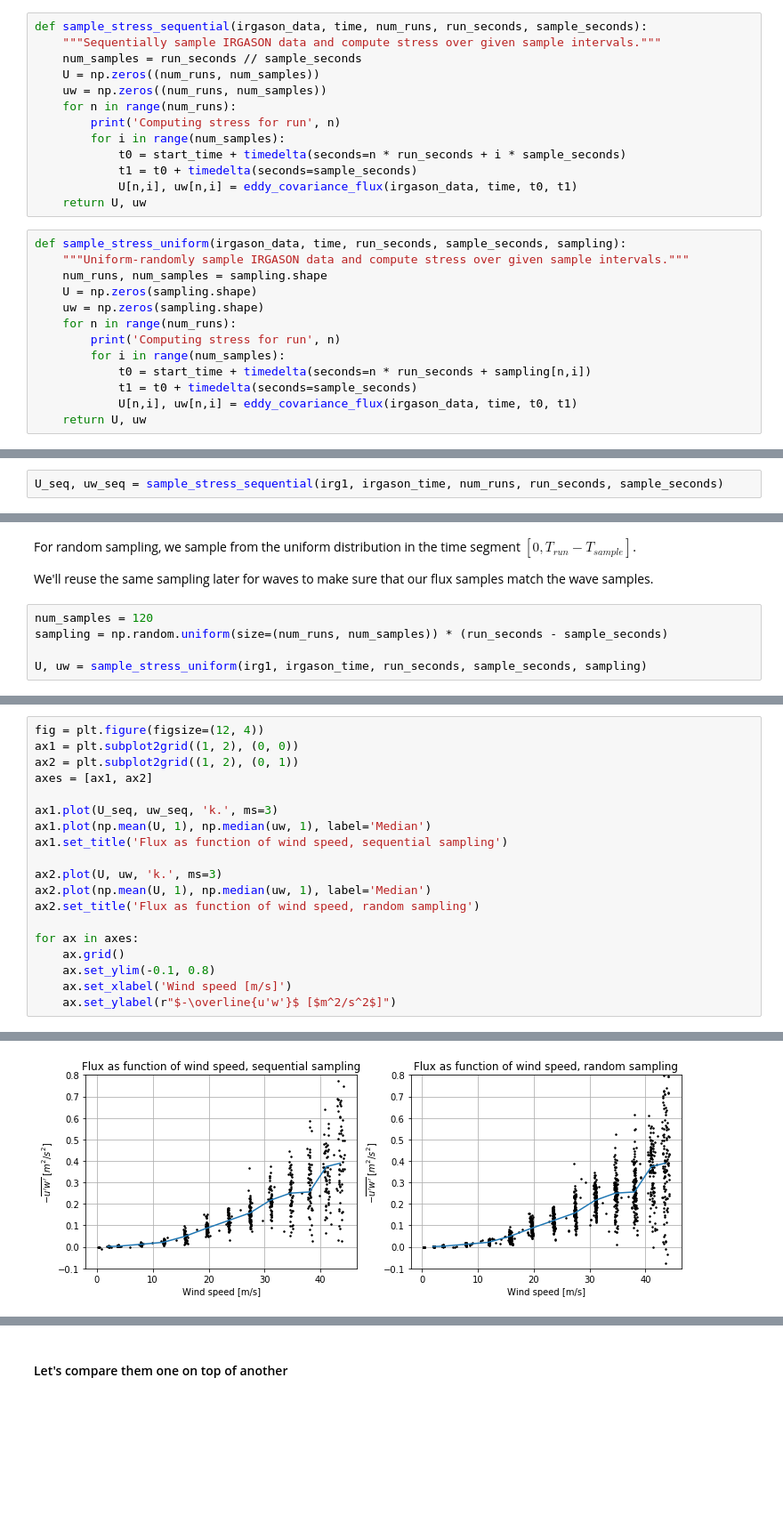
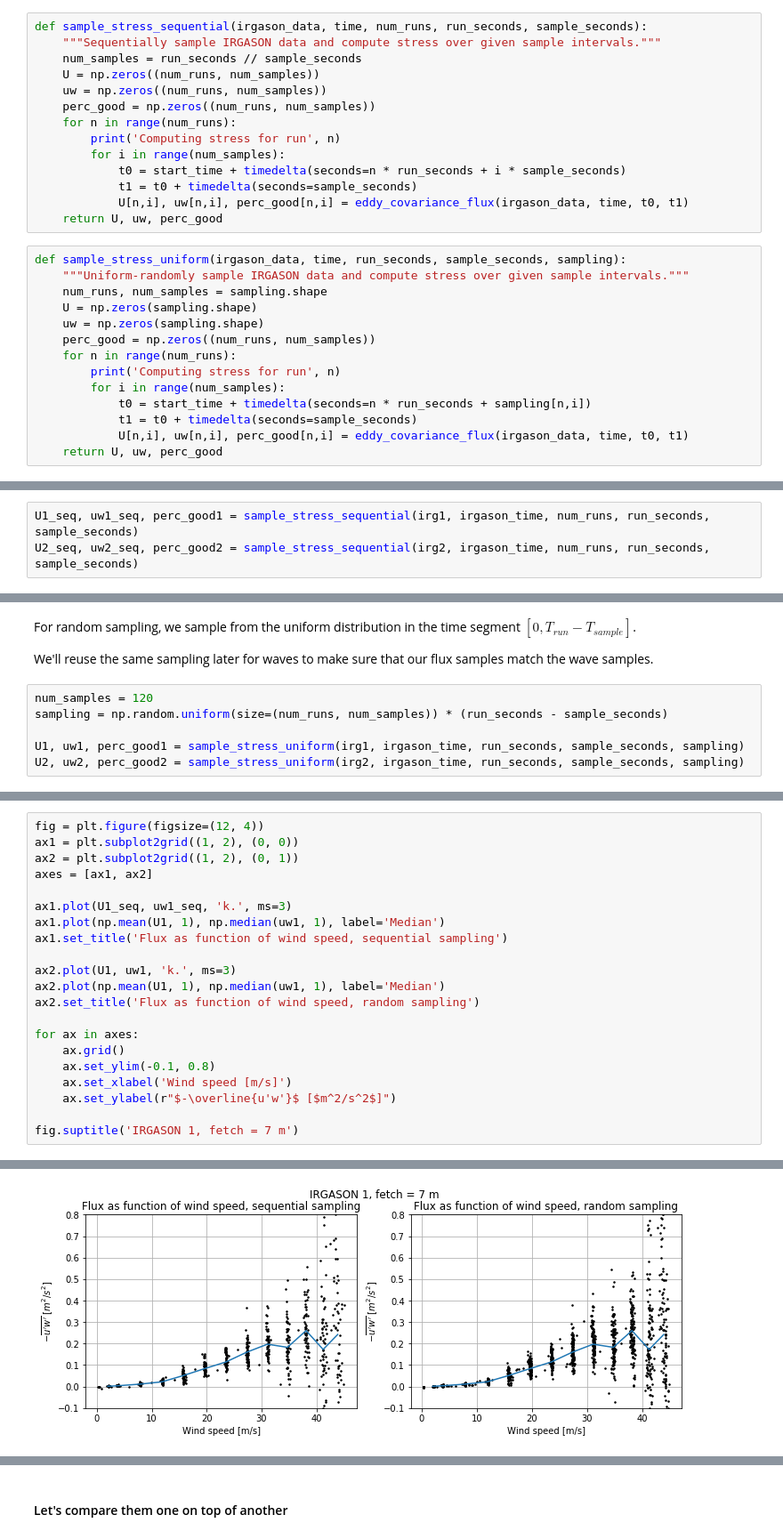
Before and after one commit to sustain-lab/sustain-drag-2020, a Jupyter notebook: processing_stress_and_waves_for_uq.ipynb, the cells around one changed output, grey strips where cells are left out. Shown at 89% size. Cells and saved outputs as stored; diff of their text form; blank space fills up the shorter version.

Commit message:
compare short and far fetch

```diff
--- a/processing_stress_and_waves_for_uq.ipynb
+++ b/processing_stress_and_waves_for_uq.ipynb
@@ -136,26 +130,28 @@ def sample_stress_sequential(irgason_data, time, num_runs, run_seconds, sample_s
     num_samples = run_seconds // sample_seconds
     U = np.zeros((num_runs, num_samples))
     uw = np.zeros((num_runs, num_samples))
+    perc_good = np.zeros((num_runs, num_samples))
     for n in range(num_runs):
         print('Computing stress for run', n)
         for i in range(num_samples):
             t0 = start_time + timedelta(seconds=n * run_seconds + i * sample_seconds)
             t1 = t0 + timedelta(seconds=sample_seconds)
-            U[n,i], uw[n,i] = eddy_covariance_flux(irgason_data, time, t0, t1)
-    return U, uw
+            U[n,i], uw[n,i], perc_good[n,i] = eddy_covariance_flux(irgason_data, time, t0, t1)
+    return U, uw, perc_good
 # %%
 def sample_stress_uniform(irgason_data, time, run_seconds, sample_seconds, sampling):
     """Uniform-randomly sample IRGASON data and compute stress over given sample intervals."""
     num_runs, num_samples = sampling.shape
     U = np.zeros(sampling.shape)
     uw = np.zeros(sampling.shape)
+    perc_good = np.zeros((num_runs, num_samples))
     for n in range(num_runs):
         print('Computing stress for run', n)
         for i in range(num_samples):
             t0 = start_time + timedelta(seconds=n * run_seconds + sampling[n,i])
             t1 = t0 + timedelta(seconds=sample_seconds)
-            U[n,i], uw[n,i] = eddy_covariance_flux(irgason_data, time, t0, t1)
-    return U, uw
+            U[n,i], uw[n,i], perc_good[n,i] = eddy_covariance_flux(irgason_data, time, t0, t1)
+    return U, uw, perc_good
 # %%
 # fan speed and duration and sampling interval
 fan = range(0, 65, 5)
@@ -163,7 +159,8 @@ run_seconds = 600
 sample_seconds = 10
 num_runs = len(fan)
 # %%
-U_seq, uw_seq = sample_stress_sequential(irg1, irgason_time, num_runs, run_seconds, sample_seconds)
+U1_seq, uw1_seq, perc_good1 = sample_stress_sequential(irg1, irgason_time, num_runs, run_seconds, sample_seconds)
+U2_seq, uw2_seq, perc_good2 = sample_stress_sequential(irg2, irgason_time, num_runs, run_seconds, sample_seconds)
 # %% [output]
 Computing stress for run 0
 Computing stress for run 1
@@ -186,7 +218,8 @@ We'll reuse the same sampling later for waves to make sure that our flux samples
 num_samples = 120
 sampling = np.random.uniform(size=(num_runs, num_samples)) * (run_seconds - sample_seconds)
 
-U, uw = sample_stress_uniform(irg1, irgason_time, run_seconds, sample_seconds, sampling)
+U1, uw1, perc_good1 = sample_stress_uniform(irg1, irgason_time, run_seconds, sample_seconds, sampling)
+U2, uw2, perc_good2 = sample_stress_uniform(irg2, irgason_time, run_seconds, sample_seconds, sampling)
 # %% [output]
 Computing stress for run 0
 Computing stress for run 1
@@ -207,12 +265,12 @@ ax1 = plt.subplot2grid((1, 2), (0, 0))
 ax2 = plt.subplot2grid((1, 2), (0, 1))
 axes = [ax1, ax2]
 
-ax1.plot(U_seq, uw_seq, 'k.', ms=3)
-ax1.plot(np.mean(U, 1), np.median(uw, 1), label='Median')
+ax1.plot(U1_seq, uw1_seq, 'k.', ms=3)
+ax1.plot(np.mean(U1, 1), np.median(uw1, 1), label='Median')
 ax1.set_title('Flux as function of wind speed, sequential sampling')
 
-ax2.plot(U, uw, 'k.', ms=3)
-ax2.plot(np.mean(U, 1), np.median(uw, 1), label='Median')
+ax2.plot(U1, uw1, 'k.', ms=3)
+ax2.plot(np.mean(U1, 1), np.median(uw1, 1), label='Median')
 ax2.set_title('Flux as function of wind speed, random sampling')
 
 for ax in axes:
@@ -220,4 +278,6 @@ for ax in axes:
     ax.set_ylim(-0.1, 0.8)
     ax.set_xlabel('Wind speed [m/s]')
     ax.set_ylabel(r"$-\overline{u'w'}$ [$m^2/s^2$]")
+
+fig.suptitle('IRGASON 1, fetch = 7 m')
 # %% [output]
@@ -224 +285 @@ for ax in axes:
-[figure, old version]
+[figure, new version]
```
Also changed, not shown: parts of 41 cells of this notebook.
